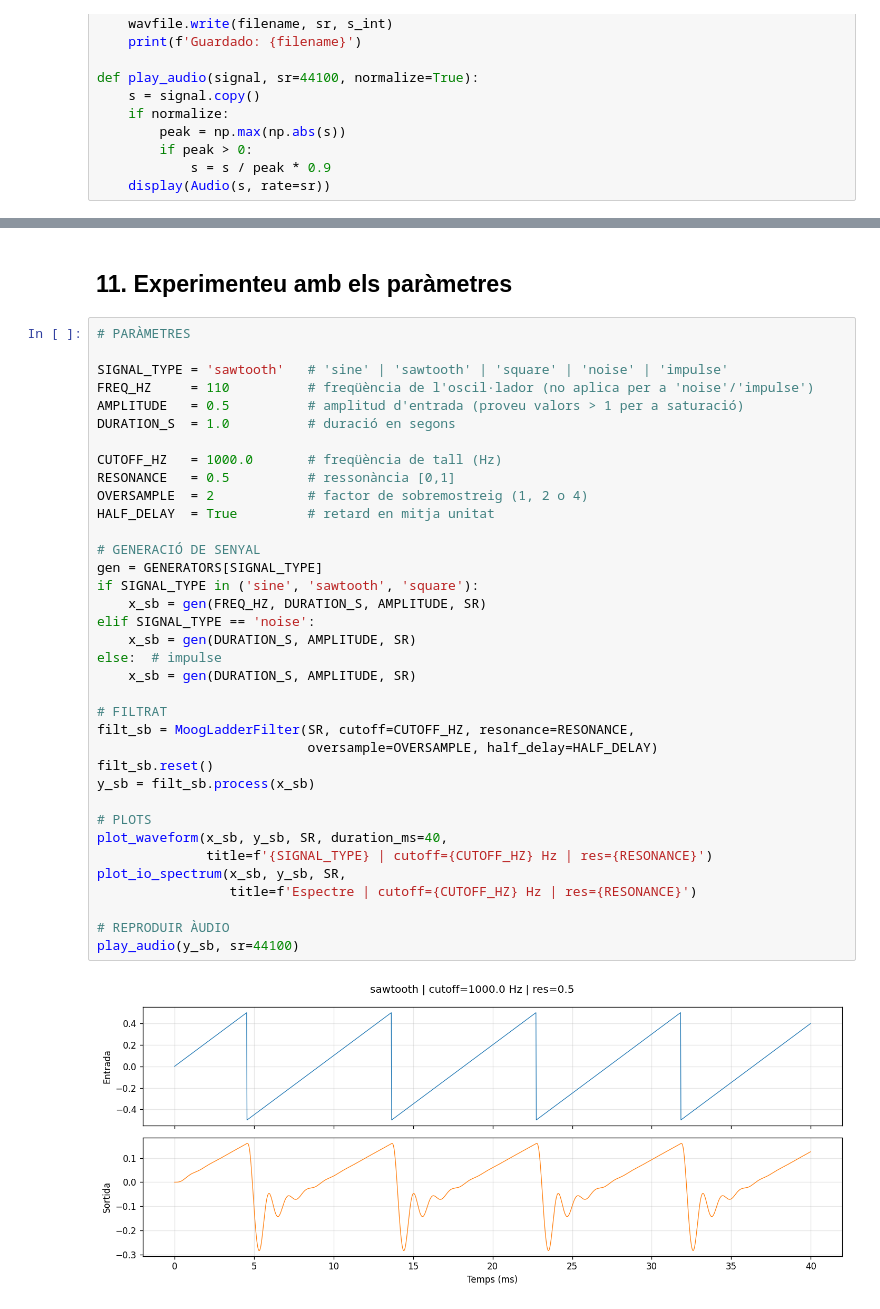
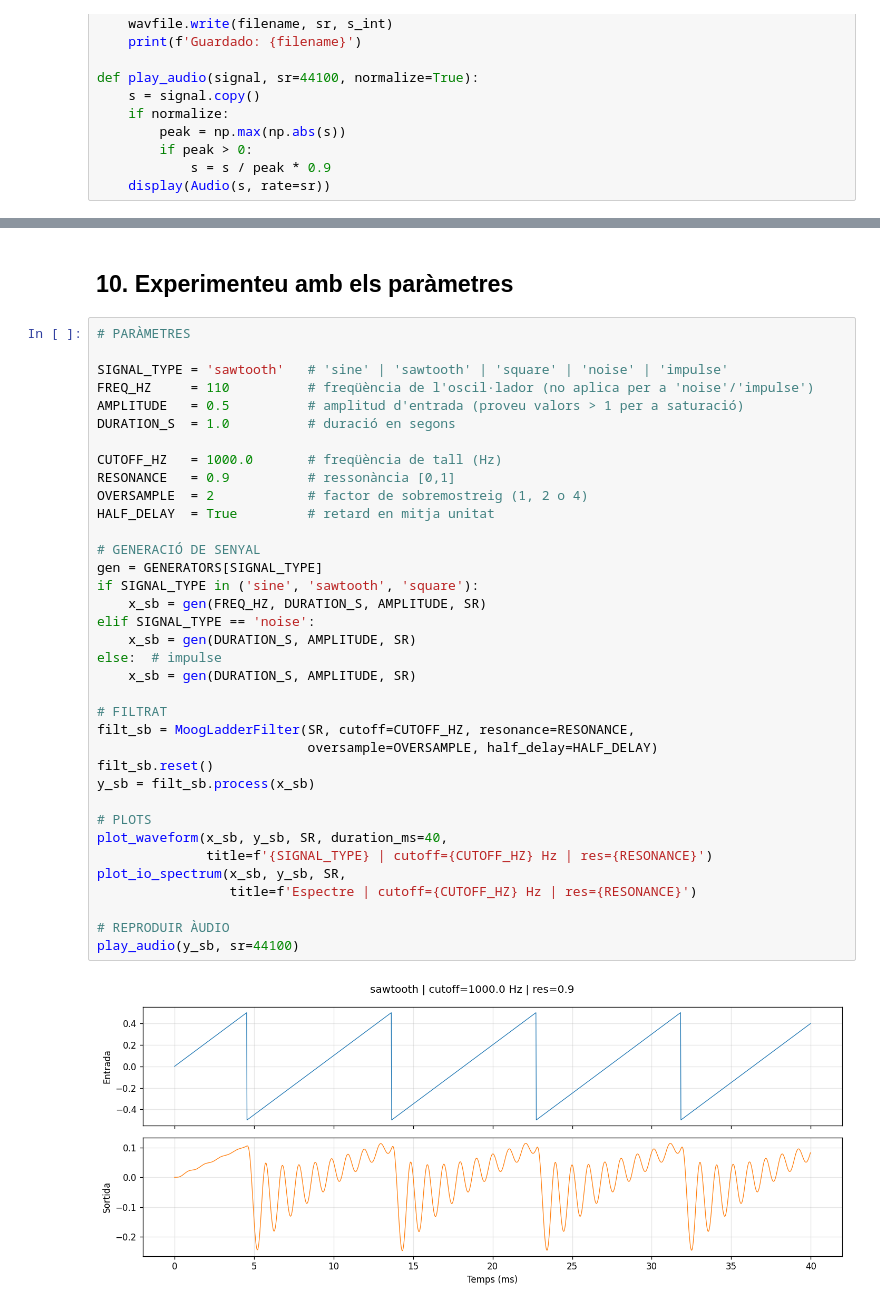
Before and after one commit to jordirubio01/TFGKobol, a Jupyter notebook: Notebooks/moog_ladder_filter.ipynb, the cells around one changed output, grey strips where cells are left out. Cells and saved outputs as stored; diff of their text form.

```diff
--- a/Notebooks/moog_ladder_filter.ipynb
+++ b/Notebooks/moog_ladder_filter.ipynb
@@ -643,5 +552,5 @@ Guardado: moog_export.wav
 # %% [markdown]
-## 11. Experimenteu amb els paràmetres
+## 10. Experimenteu amb els paràmetres
 # %%
 # PARÀMETRES
 
@@ -651,32 +560,32 @@ AMPLITUDE   = 0.5          # amplitud d'entrada (proveu valors > 1 per a saturac
 DURATION_S  = 1.0          # duració en segons
 
 CUTOFF_HZ   = 1000.0       # freqüència de tall (Hz)
-RESONANCE   = 0.5          # ressonància [0,1]
+RESONANCE   = 0.9          # ressonància [0,1]
 OVERSAMPLE  = 2            # factor de sobremostreig (1, 2 o 4)
 HALF_DELAY  = True         # retard en mitja unitat
 
 # GENERACIÓ DE SENYAL
 gen = GENERATORS[SIGNAL_TYPE]
 if SIGNAL_TYPE in ('sine', 'sawtooth', 'square'):
     x_sb = gen(FREQ_HZ, DURATION_S, AMPLITUDE, SR)
 elif SIGNAL_TYPE == 'noise':
     x_sb = gen(DURATION_S, AMPLITUDE, SR)
 else:  # impulse
     x_sb = gen(DURATION_S, AMPLITUDE, SR)
 
 # FILTRAT
 filt_sb = MoogLadderFilter(SR, cutoff=CUTOFF_HZ, resonance=RESONANCE,
                            oversample=OVERSAMPLE, half_delay=HALF_DELAY)
 filt_sb.reset()
 y_sb = filt_sb.process(x_sb)
 
 # PLOTS
 plot_waveform(x_sb, y_sb, SR, duration_ms=40,
               title=f'{SIGNAL_TYPE} | cutoff={CUTOFF_HZ} Hz | res={RESONANCE}')
 plot_io_spectrum(x_sb, y_sb, SR,
                  title=f'Espectre | cutoff={CUTOFF_HZ} Hz | res={RESONANCE}')
 
 # REPRODUIR ÀUDIO
 play_audio(y_sb, sr=44100)
 # %% [output]
-[figure, old version]
+[figure, new version]
```
Also changed, not shown: parts of 7 cells of this notebook.
